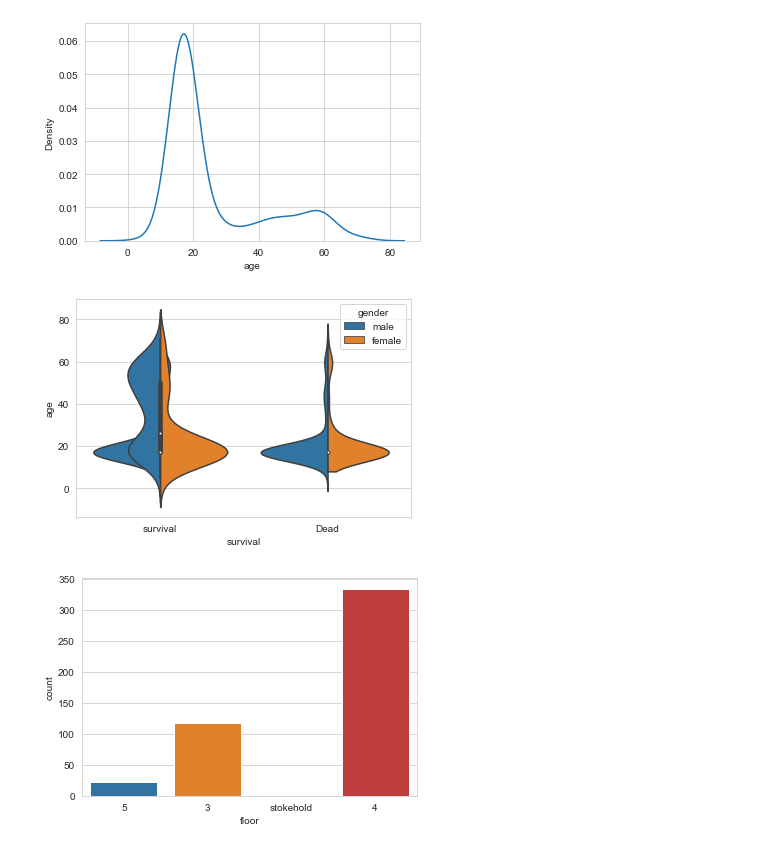
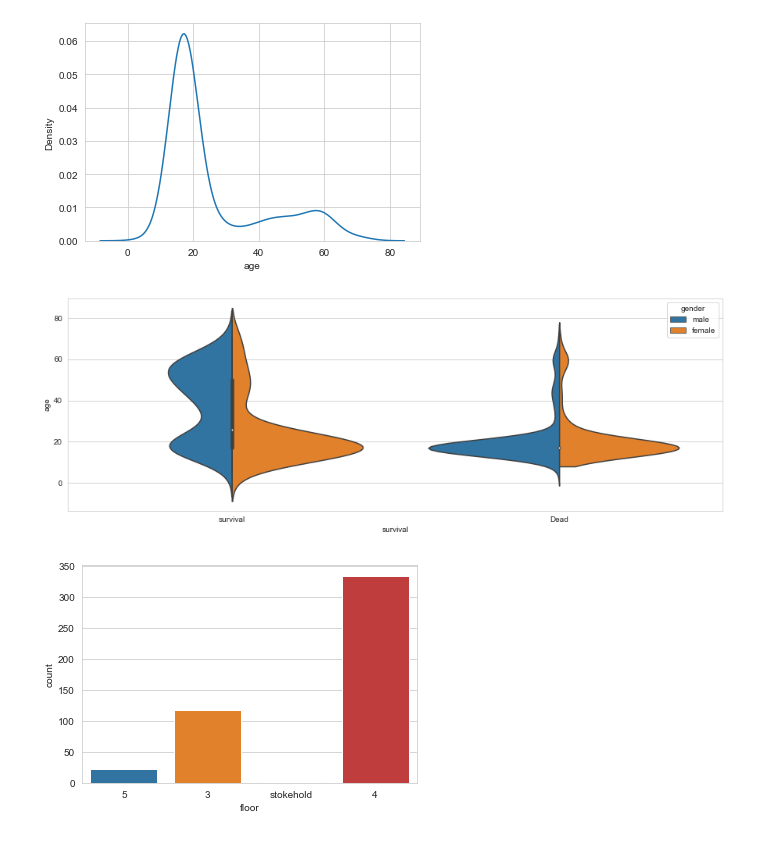
Before and after one commit to ljae/Moon, a Jupyter notebook: _ipynbs/Sewol_analysis.ipynb, the cells around one changed output. Saved outputs shown, nothing was run; the diff lists cells and outputs as text; code cells hidden in the pictures.

```diff
--- a/_ipynbs/Sewol_analysis.ipynb
+++ b/_ipynbs/Sewol_analysis.ipynb
@@ -25,6 +25,7 @@ for column in Sewol.columns:
 Sewol.replace(translations, inplace = True)
 Sewol['age'] = Sewol_kr['나이']
 Sewol.rename(columns = {'Lifewater' : 'survival'}, inplace = True)
+Sewol['Main Category'] = Sewol['Main Category'].replace('Funnel','student')
 Sewol.head()
 # %% [output]
 |  | Main Category | Median | Mistress | floor | location | survival | gender | age |
@@ -47,11 +48,12 @@ sns.kdeplot(Sewol['age'])
 <AxesSubplot:xlabel='age', ylabel='Density'>
 [figure]
 # %%
-sns.violinplot(data=Sewol, y='age', hue='gender', split='true')
-sns.violinplot(data=Sewol, y='age', hue='gender',split='true',x='survival')
+fig = plt.figure(figsize=(15,5))
+ax = fig.add_subplot(1,1,1)
+ax = sns.violinplot(data=Sewol, y='age', hue='gender',split='true',x='survival')
 plt.show()
 # %% [output]
-[figure, old version]
+[figure, new version]
 # %%
 sns.countplot(x="floor", data=Sewol)
 plt.show()
```
Also changed, not shown: parts of 6 cells of this notebook, 6 other files.
